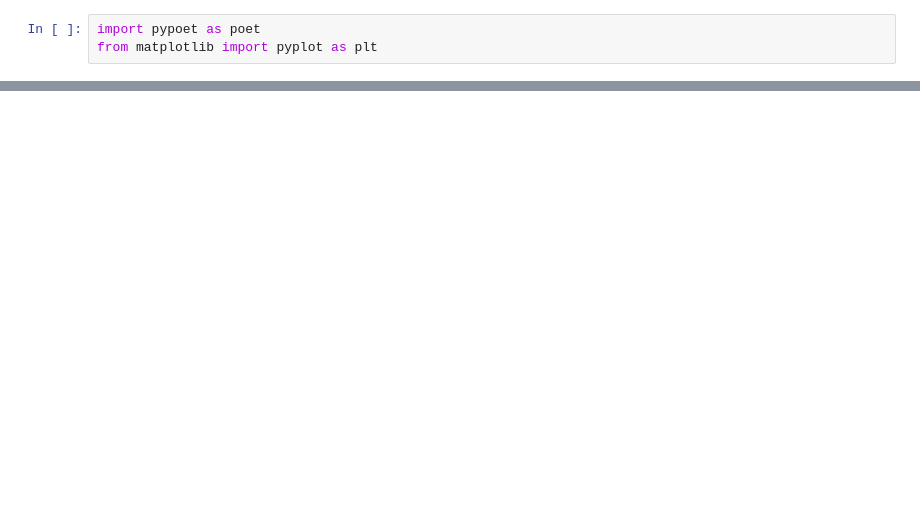
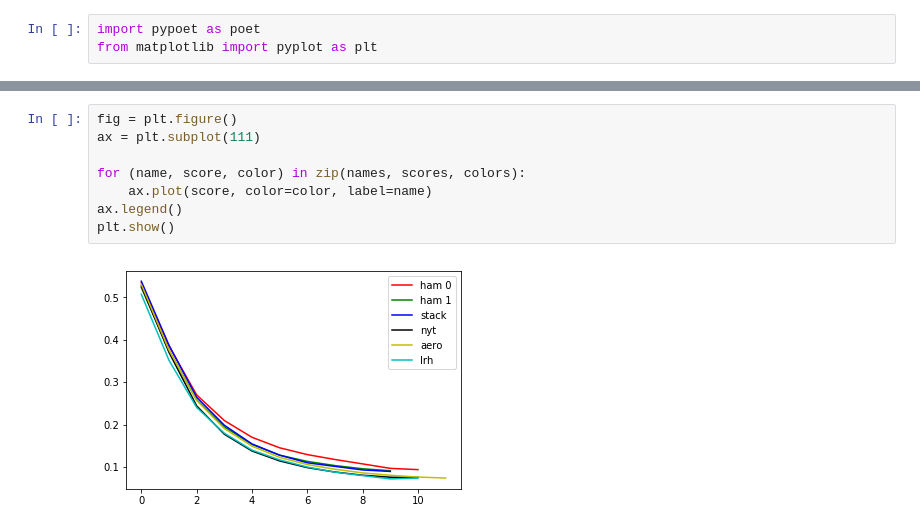
Before and after one commit to MrMallIronmaker/computational-poetics, a Jupyter notebook: examples.ipynb, the cells around one changed output, grey strips where cells are left out. Saved outputs shown, nothing was run; the diff lists cells and outputs as text; blank space fills up the shorter version.

```diff
--- a/examples.ipynb
+++ b/examples.ipynb
@@ -17 +19,11 @@ plt.show()
+# %%
+fig = plt.figure()
+ax = plt.subplot(111)
+
+for (name, score, color) in zip(names, scores, colors):
+    ax.plot(score, color=color, label=name)
+ax.legend()
+plt.show()
+# %% [output]
+[figure, added]
 # %%
```
Also changed, not shown: parts of 5 cells of this notebook, 2 other files.
